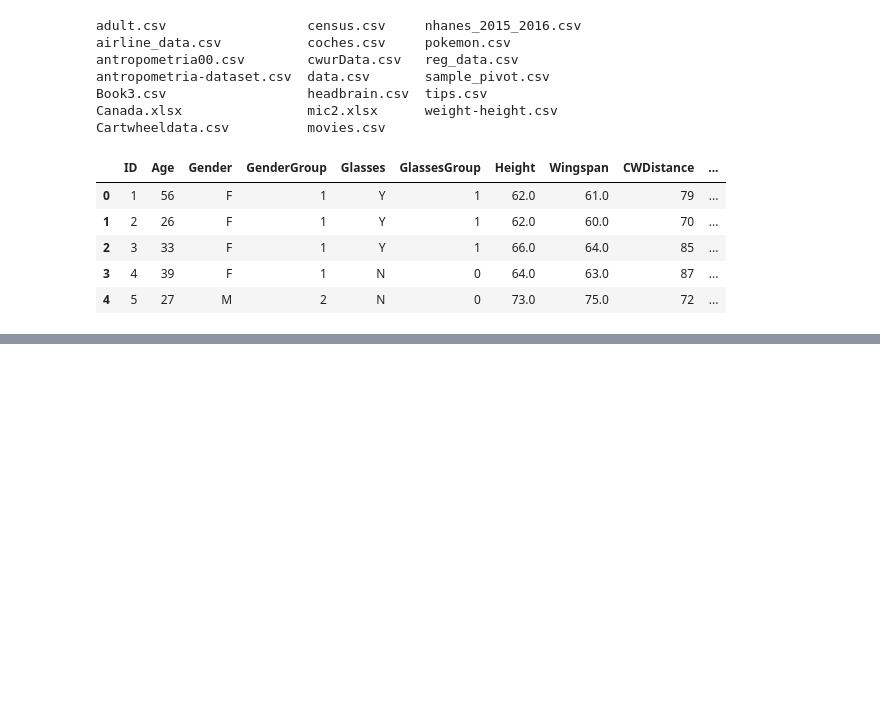
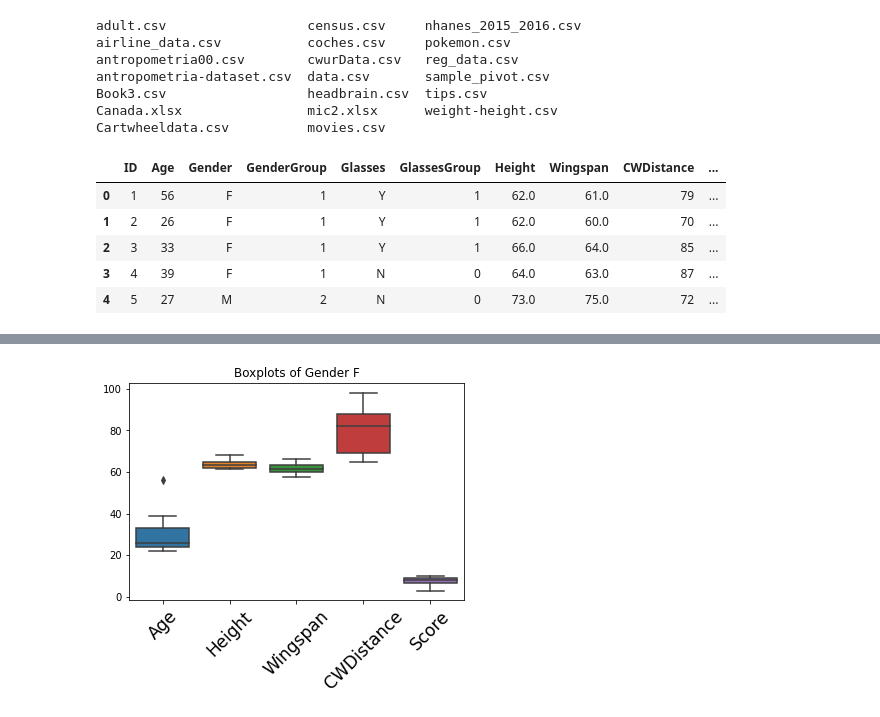
Before and after one commit to Caavalos/DMEGADE3, a Jupyter notebook: clase4.ipynb, the cells around one changed output, grey strips where cells are left out. Cells and saved outputs as stored; diff of their text form; code cells hidden in the pictures; blank space fills up the shorter version.

```diff
--- a/clase4.ipynb
+++ b/clase4.ipynb
@@ -114,0 +140,11 @@ plt.show()
+# %%
+sns.boxplot ( data = df.loc[df['Gender']=='F', ['Age', 'Height', 'Wingspan', 'CWDistance', 'Score']
+                           ]
+            )
+
+plt.xticks( fontsize = 17,
+           rotation = 45)
+plt.title('Boxplots of Gender F')
+plt.show(block = True)
+# %% [output]
+[figure, added]
```
Also changed, not shown: parts of 5 cells of this notebook.
